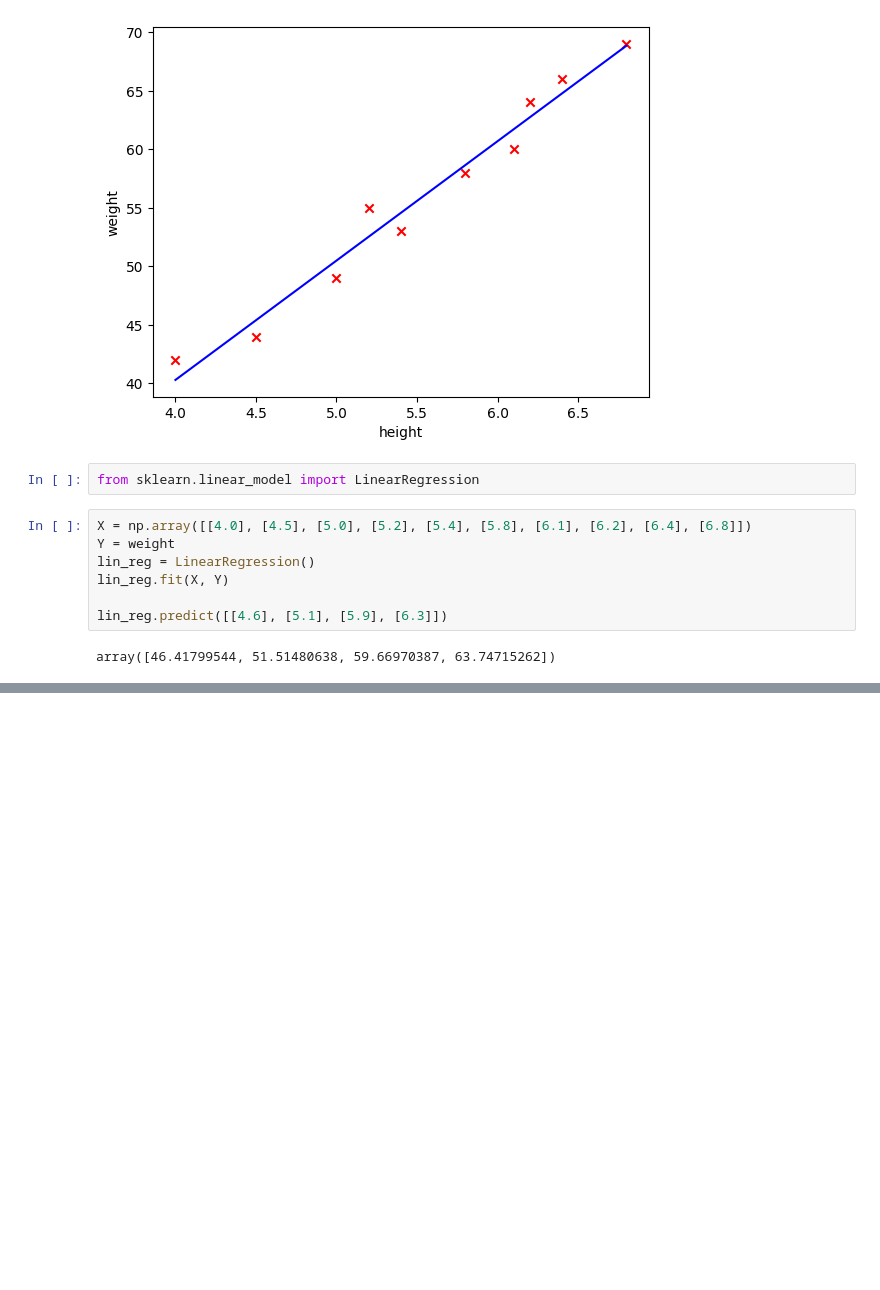
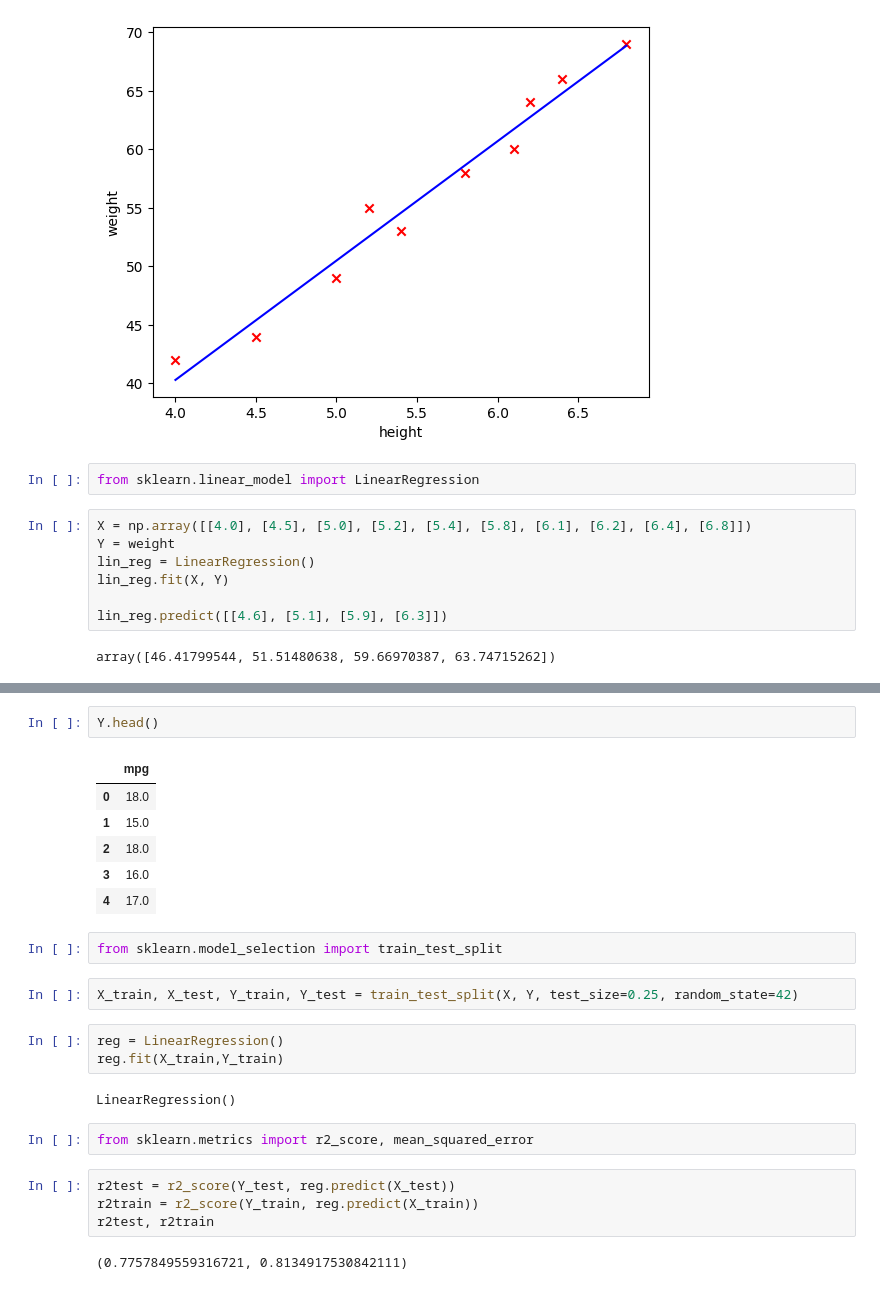
Before and after one commit to AleksaVukadinovic/VI, a Jupyter notebook: 9/lin_reg.ipynb, the cells around one changed output, grey strips where cells are left out. Drawn from its saved outputs; the diff is of its cells as text; blank space fills up the shorter version.

```diff
--- a/9/lin_reg.ipynb
+++ b/9/lin_reg.ipynb
@@ -44,0 +85,26 @@ array([46.41799544, 51.51480638, 59.66970387, 63.74715262])
+# %%
+Y.head()
+# %% [output]
+|  | mpg |
+| 0 | 18.0 |
+| 1 | 15.0 |
+| 2 | 18.0 |
+| 3 | 16.0 |
+| 4 | 17.0 |
+# %%
+from sklearn.model_selection import train_test_split
+# %%
+X_train, X_test, Y_train, Y_test = train_test_split(X, Y, test_size=0.25, random_state=42)
+# %%
+reg = LinearRegression()
+reg.fit(X_train,Y_train)
+# %% [output]
+LinearRegression()
+# %%
+from sklearn.metrics import r2_score, mean_squared_error
+# %%
+r2test = r2_score(Y_test, reg.predict(X_test))
+r2train = r2_score(Y_train, reg.predict(X_train))
+r2test, r2train
+# %% [output]
+(0.7757849559316721, 0.8134917530842111)
```
Also changed, not shown: parts of 11 cells of this notebook.
